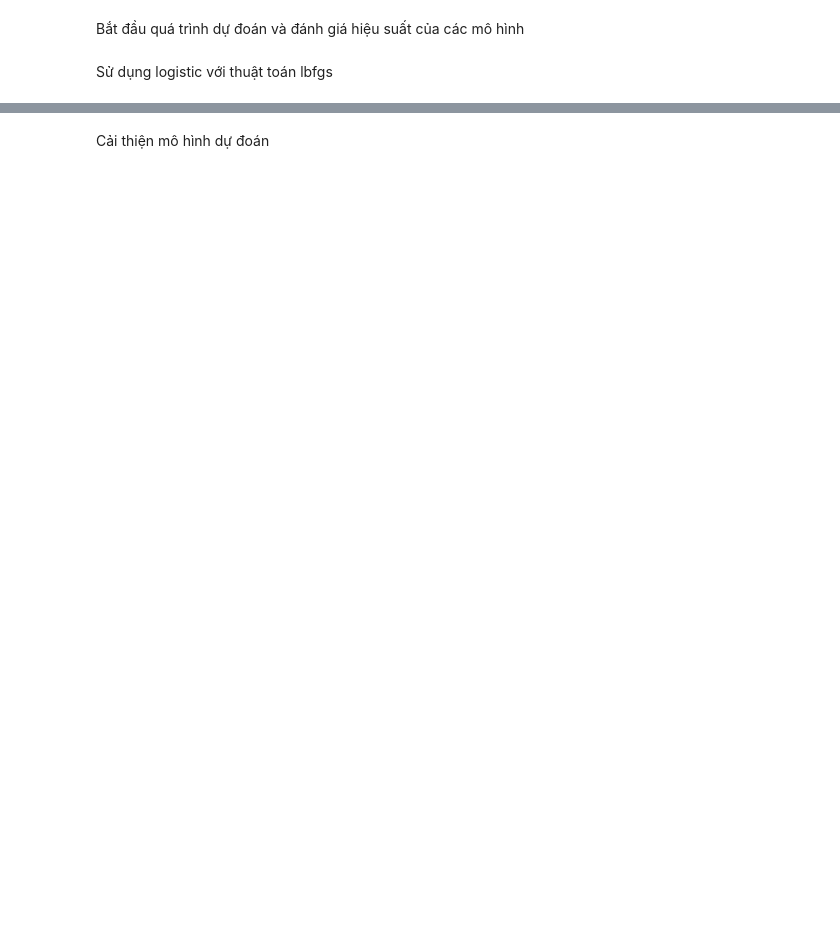
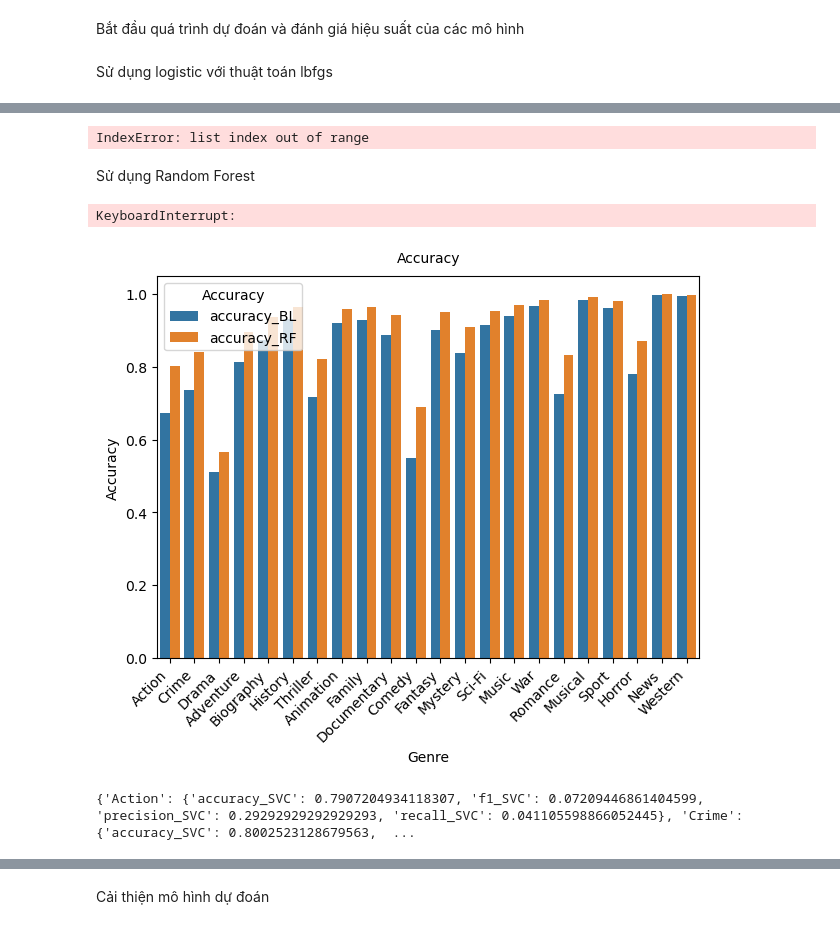
Before and after one commit to sambt22022517/BTL-Machine-Learning, a Jupyter notebook: manh/analysis4.ipynb, the cells around one changed output, grey strips where cells are left out. Saved outputs shown, nothing was run; the diff lists cells and outputs as text; code cells hidden in the pictures; blank space fills up the shorter version.

```diff
--- a/manh/analysis4.ipynb
+++ b/manh/analysis4.ipynb
@@ -93,4 +197,11 @@ test = df[~trainIndex]
 Tạo baseline cho từng thể loại bộ phim bằng cách sử dụng tần suất
 
 MỤC TIÊU: chọn các mô hình có hiệu suất vượt baseline
+# %%
+# sampling một bộ phim có genre i với xác suất p
+def sampling_p(input, p):
+    output = []
+    for i in input:
+        output.append(np.random.choice([1,0],p = [p,1-p]))
+    return output
 # %%
@@ -124,0 +230,5 @@ print(performent_baseline)
+# %%
+Y_test = test['Western']
+performent_BL, y_pred = model_base_line(train, test)
+y_hat = y_pred['Western']
+my_confusion_matrix(Y_test, y_hat)
@@ -201,0 +300,67 @@ plt.show()
+# %%
+i = Genre[22]
+print(i)
+my_confusion_matrix(test[i], y_hat[i])
+# %% [output]
+IndexError: list index out of range
+# %% [markdown]
+Sử dụng Random Forest
+# %%
+# Random forest
+
+X_train = train['convert_image'].tolist()
+X_test = test['convert_image'].tolist()
+model_RF = RandomForestClassifier(n_estimators=100, random_state=42)
+performent_RF = {}
+for index, i in enumerate(Genre):
+    y_train = train[i]
+    y_test = test[i]
+
+    # Huấn luyện mô hình trên tập huấn luyện
+    model_RF.fit(X_train, y_train)
+
+    # Dự đoán nhãn cho tập kiểm tra
+    y_pred = model_RF.predict(X_test)
+
+    # Đánh giá độ chính xác
+    accuracy = accuracy_score(y_test, y_pred)
+    f1 = f1_score(y_test, y_pred)
+    precision = precision_score(y_test, y_pred)
+    recall = recall_score(y_test, y_pred)
+    performent_RF[i] = {'accuracy_RF':accuracy, 'f1_RF' : f1, 'precision_RF' : precision, 'recall_RF':recall}
+print(performent_RF)
+# %% [output]
+KeyboardInterrupt:
+# %%
+myplot(performent_RF, performent_BL, 0)
+myplot(performent_RF, performent_BL, 1)
+myplot(performent_RF, performent_BL, 2)
+myplot(performent_RF, performent_BL, 3)
+# %% [output]
+[figure, added]
+# %%
+X_train = train['pixel_matrix'].tolist()
+X_test = test['pixel_matrix'].tolist()
+model_SVC = skl_svm.LinearSVC()
+performent_SVC = {}
+Y_pred = {}
+for index, i in enumerate(Genre):
+    y_train = train[i]
+    y_test = test[i]
+
+    # Huấn luyện mô hình trên tập huấn luyện
+    model_SVC.fit(X_train, y_train)
+
+    # Dự đoán nhãn cho tập kiểm tra
+    y_pred = model_SVC.predict(X_test)
+    Y_pred[i] = y_pred
+
+    # Đánh giá độ chính xác
+    accuracy = accuracy_score(y_test, y_pred)
+    f1 = f1_score(y_test, y_pred)
+    precision = precision_score(y_test, y_pred)
+    recall = recall_score(y_test, y_pred)
+    performent_SVC[i] = {'accuracy_SVC':accuracy, 'f1_SVC' : f1, 'precision_SVC' : precision, 'recall_SVC':recall}
+print(performent_SVC)
+# %% [output]
+{'Action': {'accuracy_SVC': 0.7907204934118307, 'f1_SVC': 0.07209446861404599, 'precision_SVC': 0.29292929292929293, 'recall_SVC': 0.041105598866052445}, 'Crime': {'accuracy_SVC': 0.8002523128679563,  ...
```
Also changed, not shown: parts of 44 cells of this notebook.
